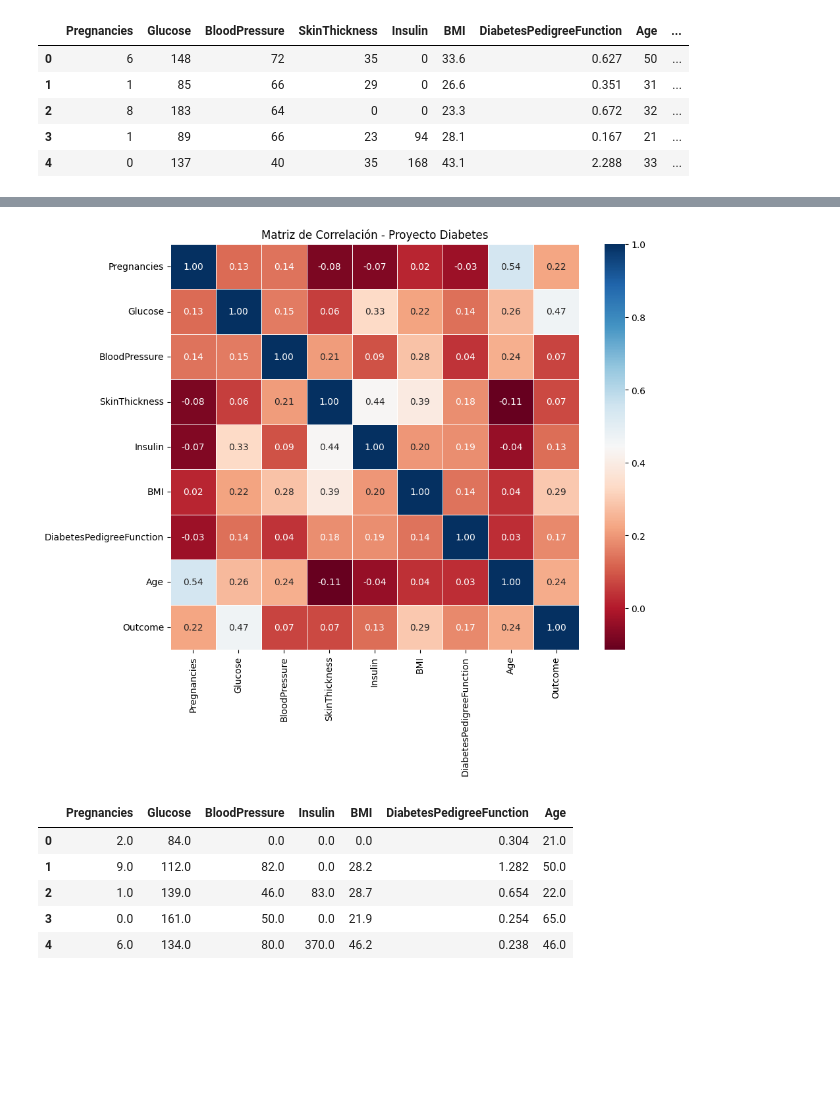
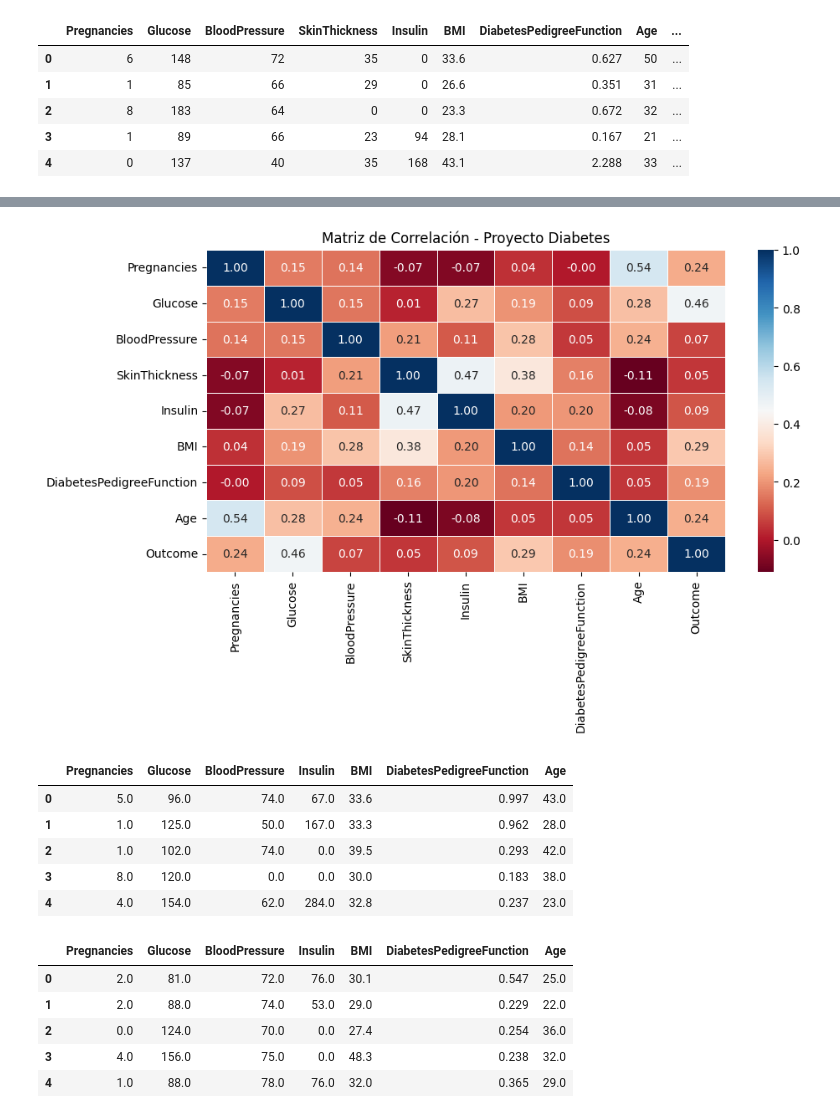
Before and after one commit to EdgarRodriguezM/supervised_learning_models, a Jupyter notebook: src/01_explore.ipynb, the cells around one changed output, grey strips where cells are left out. Cells and saved outputs as stored; diff of their text form; code cells hidden in the pictures; blank space fills up the shorter version.

```diff
--- a/src/01_explore.ipynb
+++ b/src/01_explore.ipynb
@@ -44,6 +42,9 @@ df.head()
 | 2 | 8 | 183 | 64 | 0 | 0 | 23.3 | 0.672 | 32 | ... |
 | 3 | 1 | 89 | 66 | 23 | 94 | 28.1 | 0.167 | 21 | ... |
 | 4 | 0 | 137 | 40 | 35 | 168 | 43.1 | 2.288 | 33 | ... |
+# %%
+df = df[df['Insulin'] <= 400]
+df = df[df['DiabetesPedigreeFunction'] <= 1.3]
 # %%
 column_list    = df.columns.tolist()
 for column_name in column_list:
@@ -75,36 +76,46 @@ Outcome
 # %%
-plt.figure(figsize=(10, 8))
+plt.figure(figsize=(10, 5))
 correlation_matrix = df.corr()
 
 # Graficamos usando Seaborn
 sns.heatmap(correlation_matrix, annot=True, fmt=".2f", cmap="RdBu", linewidths=0.5)
 plt.title("Matriz de Correlación - Proyecto Diabetes")
 plt.show()
 # %% [output]
-[figure, old version]
+[figure, new version]
 # %%
-# Selección de características
+from sklearn.feature_selection import SelectKBest, chi2
+from sklearn.model_selection import train_test_split
 
-X = df.drop("Outcome", axis = 1)
+X = df.drop("Outcome", axis=1)
 y = df["Outcome"]
 
-X_train, X_test, y_train, y_test = train_test_split(X, y, test_size = 0.2, random_state = 42)
+X_train, X_test, y_train, y_test = train_test_split(X, y, test_size=0.2, random_state=42)
 
-selection_model = SelectKBest(k = 7)
+selection_model = SelectKBest(k=7)
 selection_model.fit(X_train, y_train)
 
-selected_columns = X_train.columns[selection_model.get_support()]
-X_train_sel = pd.DataFrame(selection_model.transform(X_train), columns = selected_columns)
-X_test_sel = pd.DataFrame(selection_model.transform(X_test), columns = selected_columns)
+selected_features = X_train.columns[selection_model.get_support()]
+X_train_sel = pd.DataFrame(selection_model.transform(X_train), columns=selected_features)
+X_test_sel = pd.DataFrame(selection_model.transform(X_test), columns=selected_features)
 
 X_train_sel.head()
 # %% [output]
 |  | Pregnancies | Glucose | BloodPressure | Insulin | BMI | DiabetesPedigreeFunction | Age |
-| 0 | 2.0 | 84.0 | 0.0 | 0.0 | 0.0 | 0.304 | 21.0 |
-| 1 | 9.0 | 112.0 | 82.0 | 0.0 | 28.2 | 1.282 | 50.0 |
-| 2 | 1.0 | 139.0 | 46.0 | 83.0 | 28.7 | 0.654 | 22.0 |
-| 3 | 0.0 | 161.0 | 50.0 | 0.0 | 21.9 | 0.254 | 65.0 |
-| 4 | 6.0 | 134.0 | 80.0 | 370.0 | 46.2 | 0.238 | 46.0 |
+| 0 | 5.0 | 96.0 | 74.0 | 67.0 | 33.6 | 0.997 | 43.0 |
+| 1 | 1.0 | 125.0 | 50.0 | 167.0 | 33.3 | 0.962 | 28.0 |
+| 2 | 1.0 | 102.0 | 74.0 | 0.0 | 39.5 | 0.293 | 42.0 |
+| 3 | 8.0 | 120.0 | 0.0 | 0.0 | 30.0 | 0.183 | 38.0 |
+| 4 | 4.0 | 154.0 | 62.0 | 284.0 | 32.8 | 0.237 | 23.0 |
+# %%
+X_test_sel.head()
+# %% [output]
+|  | Pregnancies | Glucose | BloodPressure | Insulin | BMI | DiabetesPedigreeFunction | Age |
+| 0 | 2.0 | 81.0 | 72.0 | 76.0 | 30.1 | 0.547 | 25.0 |
+| 1 | 2.0 | 88.0 | 74.0 | 53.0 | 29.0 | 0.229 | 22.0 |
+| 2 | 0.0 | 124.0 | 70.0 | 0.0 | 27.4 | 0.254 | 36.0 |
+| 3 | 4.0 | 156.0 | 75.0 | 0.0 | 48.3 | 0.238 | 32.0 |
+| 4 | 1.0 | 88.0 | 78.0 | 76.0 | 32.0 | 0.365 | 29.0 |
 # %%
 X_train_sel["Outcome"] = y_train.values
 X_test_sel["Outcome"] = y_test.values
```
Also changed, not shown: parts of 3 cells of this notebook, 4 other files.
